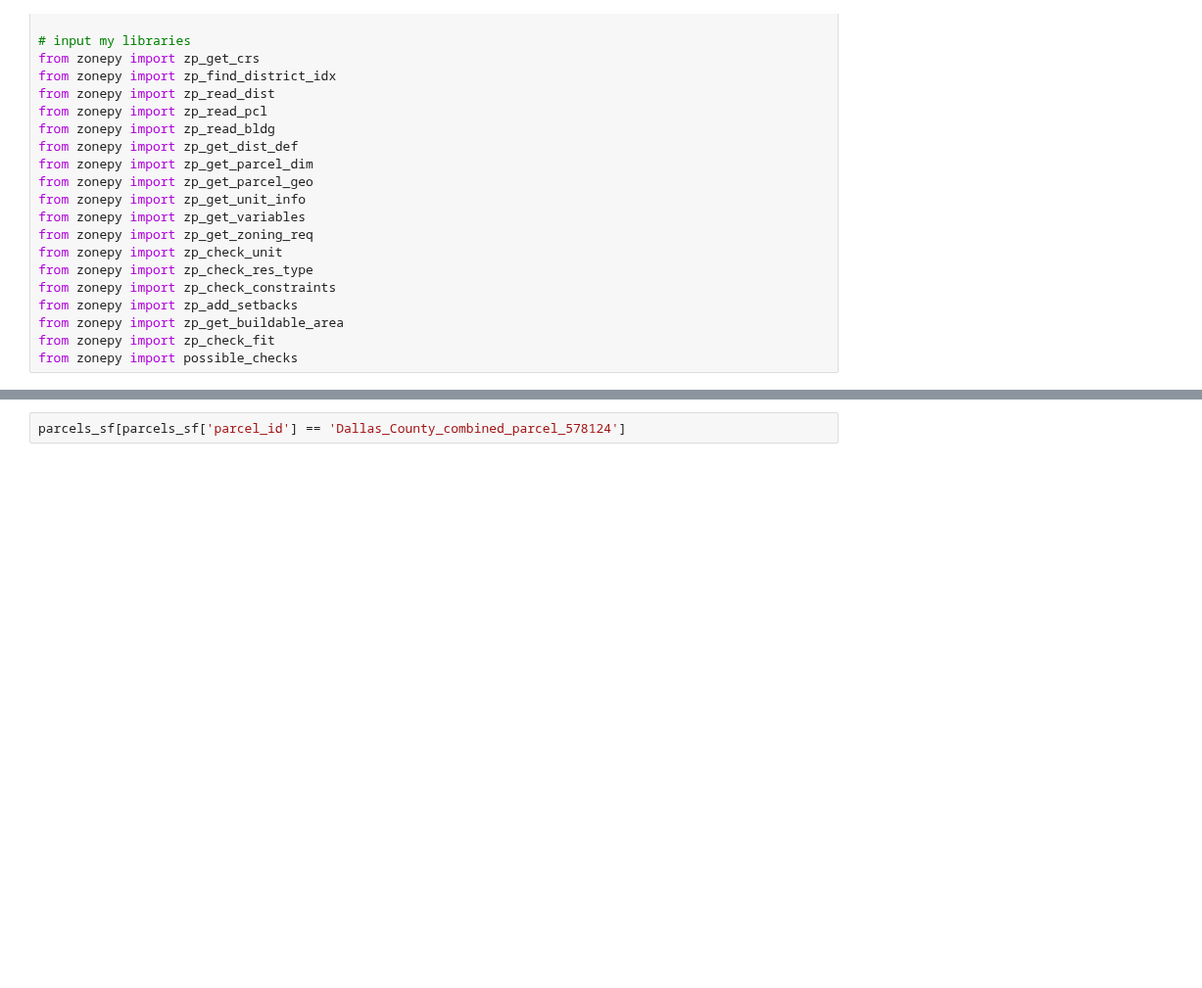
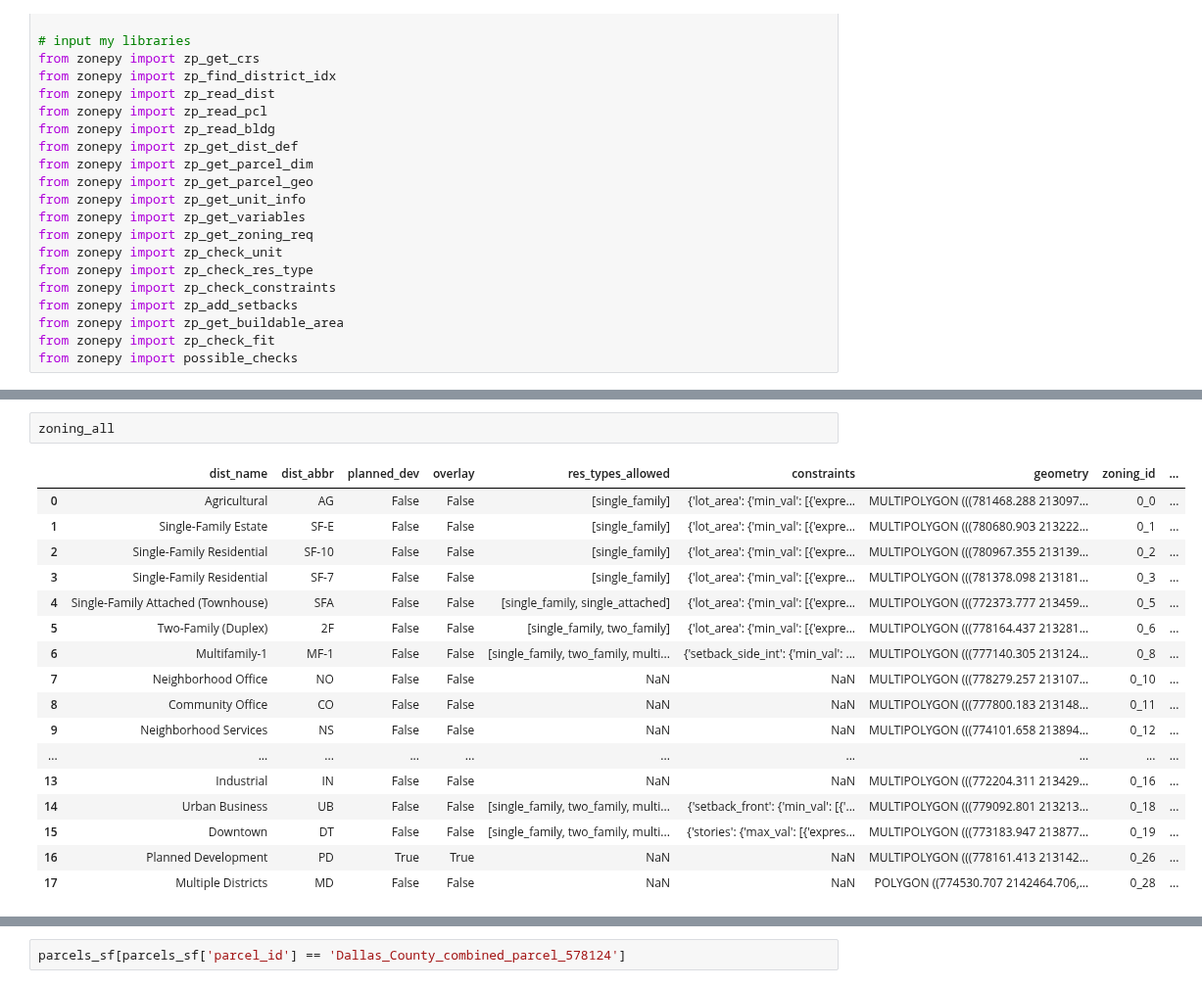
Before and after one commit to vibe-lab-gsd/zonepy, a Jupyter notebook: examples.ipynb, the cells around one changed output, grey strips where cells are left out. Shown at 98% size. Drawn from its saved outputs; the diff is of its cells as text; blank space fills up the shorter version.

```diff
--- a/examples.ipynb
+++ b/examples.ipynb
@@ -971,3 +972,23 @@ parcels_sf = pd.concat(parcel_list, ignore_index=True)
 #     parcel_dims = parcel_dims[~mask_pd]
 
 # print(f"___planned_dev_check___ {time.time()-t0:.1f}s, kept {parcel_dims.shape[0]} parcels\n")
+# %%
+zoning_all
+# %% [output]
+|  | dist_name | dist_abbr | planned_dev | overlay | res_types_allowed | constraints | geometry | zoning_id | ... |
+| 0 | Agricultural | AG | False | False | [single_family] | {'lot_area': {'min_val': [{'expre... | MULTIPOLYGON (((781468.288 213097... | 0_0 | ... |
+| 1 | Single-Family Estate | SF-E | False | False | [single_family] | {'lot_area': {'min_val': [{'expre... | MULTIPOLYGON (((780680.903 213222... | 0_1 | ... |
+| 2 | Single-Family Residential | SF-10 | False | False | [single_family] | {'lot_area': {'min_val': [{'expre... | MULTIPOLYGON (((780967.355 213139... | 0_2 | ... |
+| 3 | Single-Family Residential | SF-7 | False | False | [single_family] | {'lot_area': {'min_val': [{'expre... | MULTIPOLYGON (((781378.098 213181... | 0_3 | ... |
+| 4 | Single-Family Attached (Townhouse) | SFA | False | False | [single_family, single_attached] | {'lot_area': {'min_val': [{'expre... | MULTIPOLYGON (((772373.777 213459... | 0_5 | ... |
+| 5 | Two-Family (Duplex) | 2F | False | False | [single_family, two_family] | {'lot_area': {'min_val': [{'expre... | MULTIPOLYGON (((778164.437 213281... | 0_6 | ... |
+| 6 | Multifamily-1 | MF-1 | False | False | [single_family, two_family, multi... | {'setback_side_int': {'min_val': ... | MULTIPOLYGON (((777140.305 213124... | 0_8 | ... |
+| 7 | Neighborhood Office | NO | False | False | NaN | NaN | MULTIPOLYGON (((778279.257 213107... | 0_10 | ... |
+| 8 | Community Office | CO | False | False | NaN | NaN | MULTIPOLYGON (((777800.183 213148... | 0_11 | ... |
+| 9 | Neighborhood Services | NS | False | False | NaN | NaN | MULTIPOLYGON (((774101.658 213894... | 0_12 | ... |
+| ... | ... | ... | ... | ... | ... | ... | ... | ... | ... |
+| 13 | Industrial | IN | False | False | NaN | NaN | MULTIPOLYGON (((772204.311 213429... | 0_16 | ... |
+| 14 | Urban Business | UB | False | False | [single_family, two_family, multi... | {'setback_front': {'min_val': [{'... | MULTIPOLYGON (((779092.801 213213... | 0_18 | ... |
+| 15 | Downtown | DT | False | False | [single_family, two_family, multi... | {'stories': {'max_val': [{'expres... | MULTIPOLYGON (((773183.947 213877... | 0_19 | ... |
+| 16 | Planned Development | PD | True | True | NaN | NaN | MULTIPOLYGON (((778161.413 213142... | 0_26 | ... |
+| 17 | Multiple Districts | MD | False | False | NaN | NaN | POLYGON ((774530.707 2142464.706,... | 0_28 | ... |
```
Also changed, not shown: parts of 7 cells of this notebook, 3 other files.
